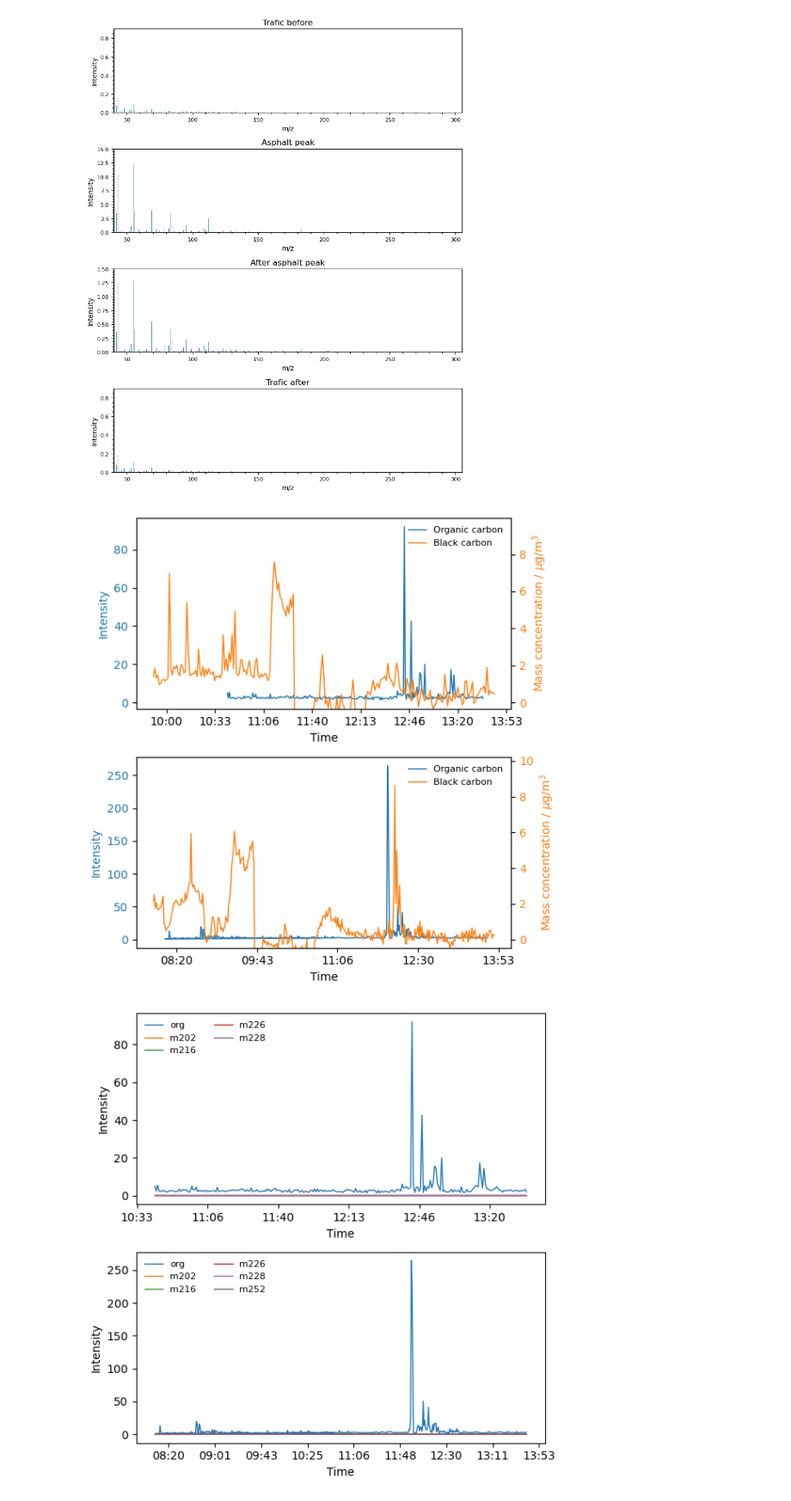
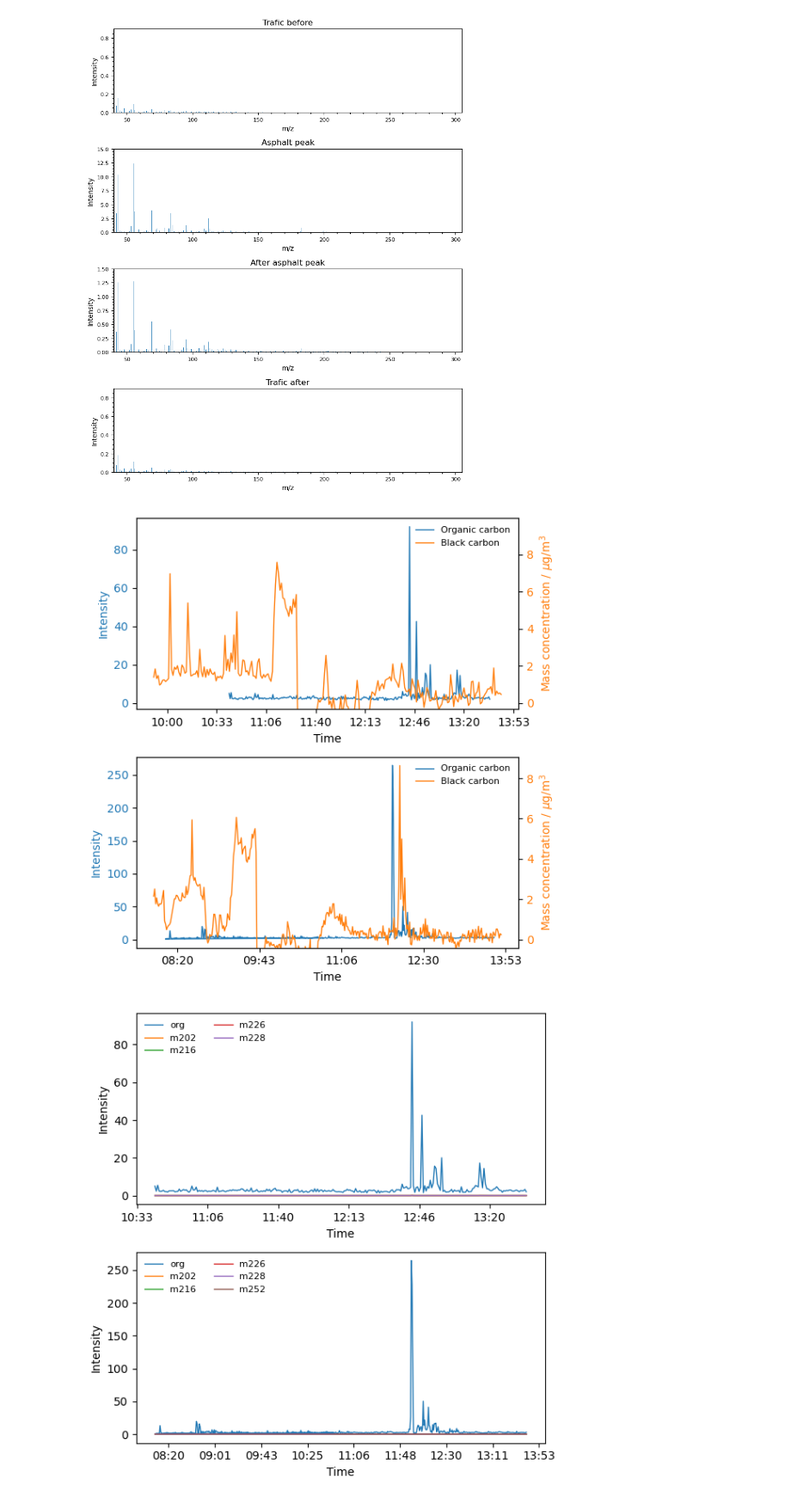
Before and after one commit to Normann25/NFA_project, a Jupyter notebook: field.ipynb, the cells around one changed output. Shown at 86% size. Cells and saved outputs as stored; diff of their text form; code cells hidden in the pictures.

```diff
--- a/field.ipynb
+++ b/field.ipynb
@@ -163,14 +163,14 @@ plt.show()
 # %%
 fig, ax = plt.subplots(2, 1, figsize = (6, 6))
 
 plot_ACSM_BC(ax[0], ACSM['org'], BC_vesterbrogade['230612094700'], 'Vesterbrogade 12062023', 25)
-plot_ACSM_BC(ax[1], ACSM['org'], BC_vesterbrogade['230613075200'][:-2], 'Vesterbrogade 13062023', 20)
+plot_ACSM_BC(ax[1], ACSM['org'], BC_vesterbrogade['230613075200'][:-2], 'Vesterbrogade 13062023', 22.5)
 
 fig.tight_layout()
 fig.savefig('Field_data/vesterbrogade_ACSM_BC.png', dpi = 600)
 plt.show()
 # %% [output]
-[figure, old version]
+[figure, new version]
 # %%
 fig, ax = plt.subplots(2, 1, figsize = (6, 6))
 
```
Also changed, not shown: 1 other file.
